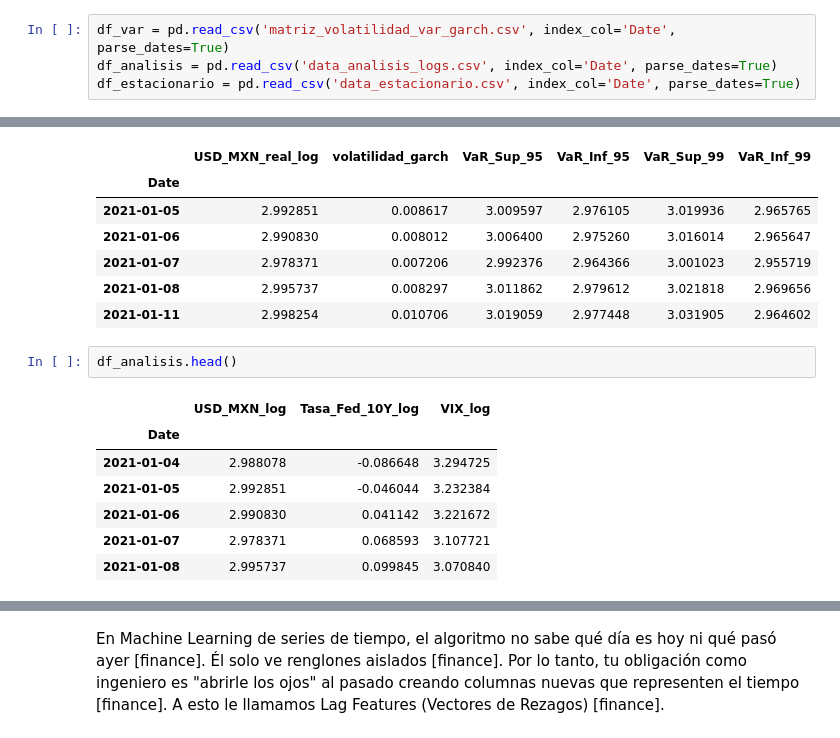
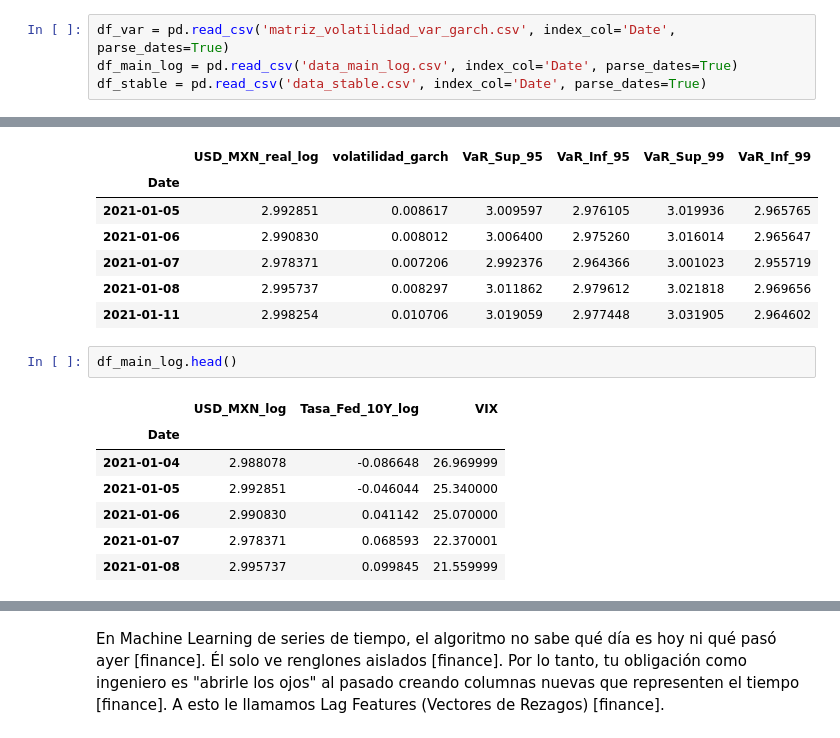
Before and after one commit to mari0ocape1-art/usd-mxn-volatility-switching-ml, a Jupyter notebook: Notebook3_ML_risk.ipynb, the cells around one changed output, grey strips where cells are left out. Cells and saved outputs as stored; diff of their text form.

```diff
--- a/Notebook3_ML_risk.ipynb
+++ b/Notebook3_ML_risk.ipynb
@@ -43,6 +39,6 @@ import pandas as pd
 import numpy as np
 # %%
 df_var = pd.read_csv('matriz_volatilidad_var_garch.csv', index_col='Date', parse_dates=True)
-df_analisis = pd.read_csv('data_analisis_logs.csv', index_col='Date', parse_dates=True)
-df_estacionario = pd.read_csv('data_estacionario.csv', index_col='Date', parse_dates=True)
+df_main_log = pd.read_csv('data_main_log.csv', index_col='Date', parse_dates=True)
+df_stable = pd.read_csv('data_stable.csv', index_col='Date', parse_dates=True)
 # %%
@@ -66,12 +62,12 @@ df_var.head()
 | 2021-01-08 | 2.995737 | 0.008297 | 3.011862 | 2.979612 | 3.021818 | 2.969656 |
 | 2021-01-11 | 2.998254 | 0.010706 | 3.019059 | 2.977448 | 3.031905 | 2.964602 |
 # %%
-df_analisis.head()
+df_main_log.head()
 # %% [output]
-|  | USD_MXN_log | Tasa_Fed_10Y_log | VIX_log |
+|  | USD_MXN_log | Tasa_Fed_10Y_log | VIX |
 | Date |  |  |  |
-| 2021-01-04 | 2.988078 | -0.086648 | 3.294725 |
-| 2021-01-05 | 2.992851 | -0.046044 | 3.232384 |
-| 2021-01-06 | 2.990830 | 0.041142 | 3.221672 |
-| 2021-01-07 | 2.978371 | 0.068593 | 3.107721 |
-| 2021-01-08 | 2.995737 | 0.099845 | 3.070840 |
+| 2021-01-04 | 2.988078 | -0.086648 | 26.969999 |
+| 2021-01-05 | 2.992851 | -0.046044 | 25.340000 |
+| 2021-01-06 | 2.990830 | 0.041142 | 25.070000 |
+| 2021-01-07 | 2.978371 | 0.068593 | 22.370001 |
+| 2021-01-08 | 2.995737 | 0.099845 | 21.559999 |
```
Also changed, not shown: parts of 15 cells of this notebook.
